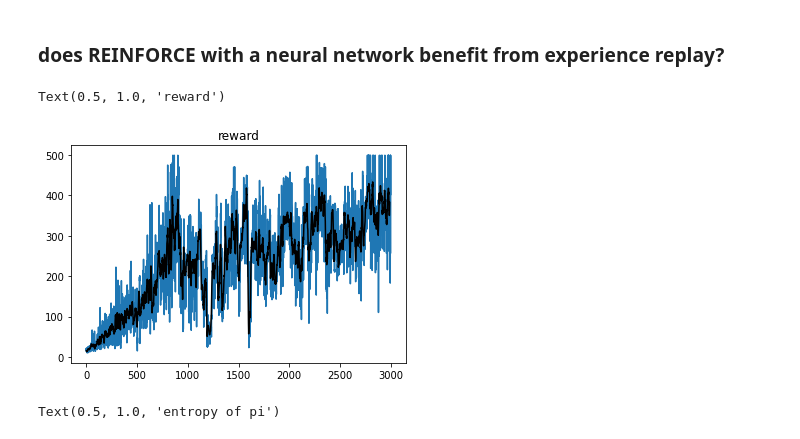
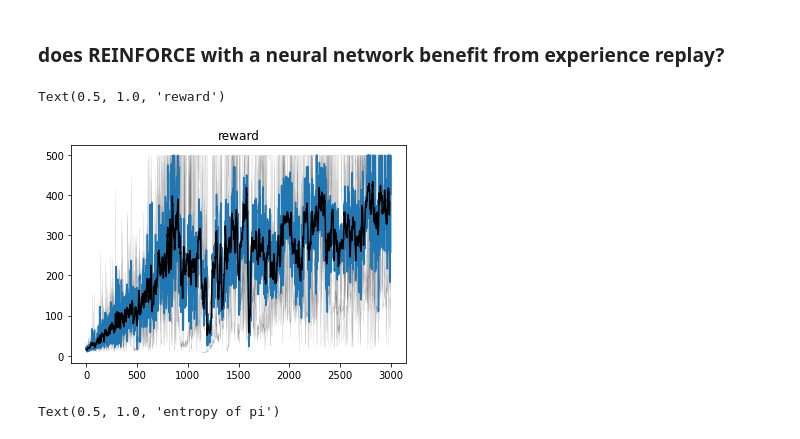
Before and after one commit to andrebeu/gymRL, a Jupyter notebook: A2C_&_REINFORCE/polecart.ipynb, the cells around one changed output. Saved outputs shown, nothing was run; the diff lists cells and outputs as text; code cells hidden in the pictures.

```diff
--- a/A2C_&_REINFORCE/polecart.ipynb
+++ b/A2C_&_REINFORCE/polecart.ipynb
@@ -46,14 +46,16 @@ metric,data = experiment(ns,ne,kw=None)
 # %%
 M = metric.mean(0)
 plt.plot(M)
+for m in metric:
+  plt.plot(m,c='k',lw=0.05,zorder=0)
 
 w = 10
 MM = np.mean([M[i:i+w] for i in range(len(M)-w)],-1)
 plt.plot(MM,c='k')
 plt.title('reward')
 # %% [output]
 Text(0.5, 1.0, 'reward')
-[figure, old version]
+[figure, new version]
 # %%
 plt.plot(data[0].mean(0))
 plt.title('entropy of pi')
```
